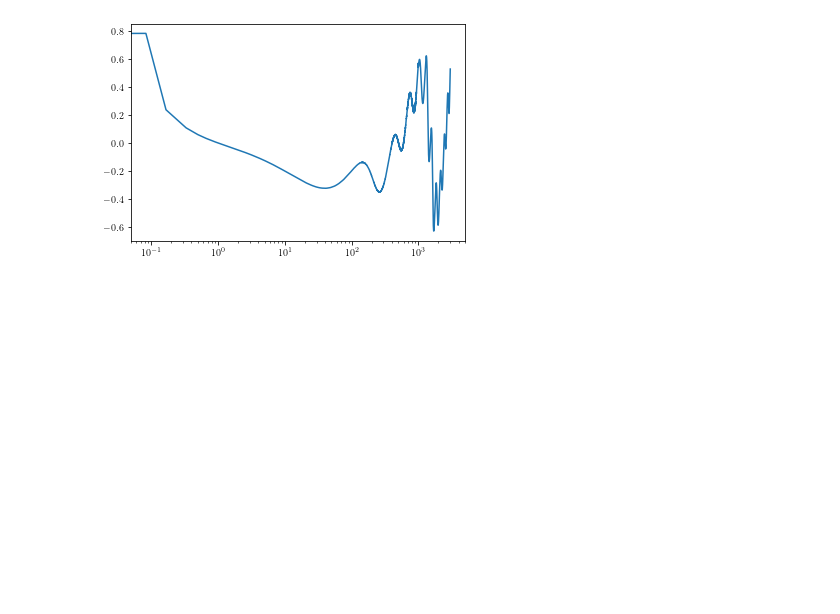
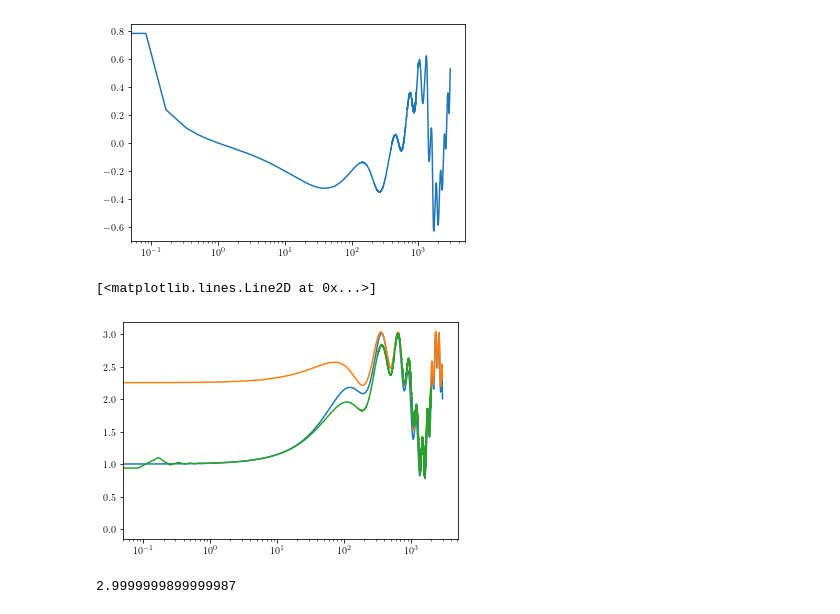
Before and after one commit to manchunyeung/wolensing, a Jupyter notebook: examples/embedded_lens.ipynb, the cells around one changed output. Drawn from its saved outputs; the diff is of its cells as text; code cells hidden in the pictures; blank space fills up the shorter version.

```diff
--- a/examples/embedded_lens.ipynb
+++ b/examples/embedded_lens.ipynb
@@ -238,3 +235,15 @@ plt.semilogx(fullfs, np.angle(fullFws))
 # %% [output]
 [<matplotlib.lines.Line2D at 0x...>]
 [figure]
+# %%
+ww = geofs
+plt.semilogx(geofs, (np.sqrt(3)*np.exp(-ww*np.pi/200) + (1-np.exp(-ww*np.pi/200))*geoFws)/np.sqrt(3))
+plt.semilogx(geofs, np.abs(geoFws)/np.sqrt(3))
+plt.semilogx(ws, np.abs(Fws)/np.sqrt(3))
+# %% [output]
+[<matplotlib.lines.Line2D at 0x...>]
+[figure, added]
+# %%
+Mus[microtype]
+# %% [output]
+2.9999999899999987
```
Also changed, not shown: parts of 8 cells of this notebook, 2 other files.
